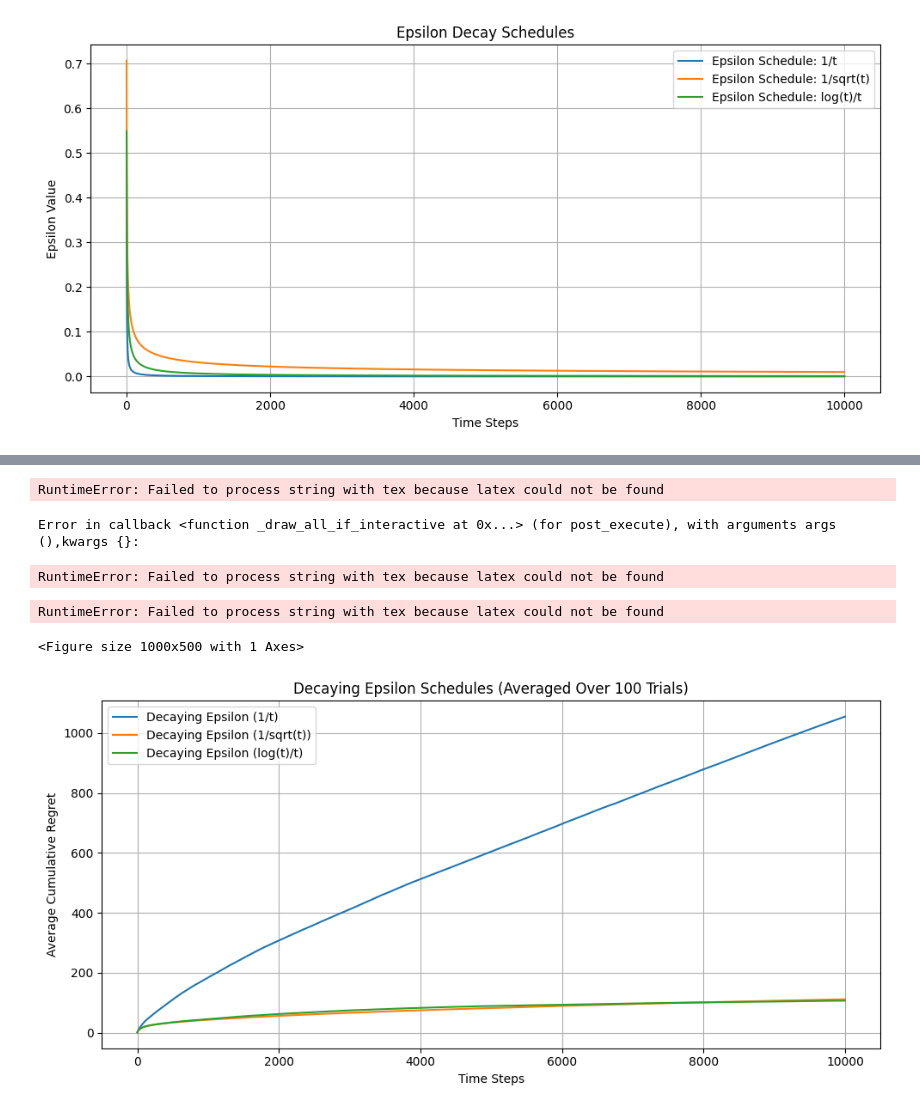
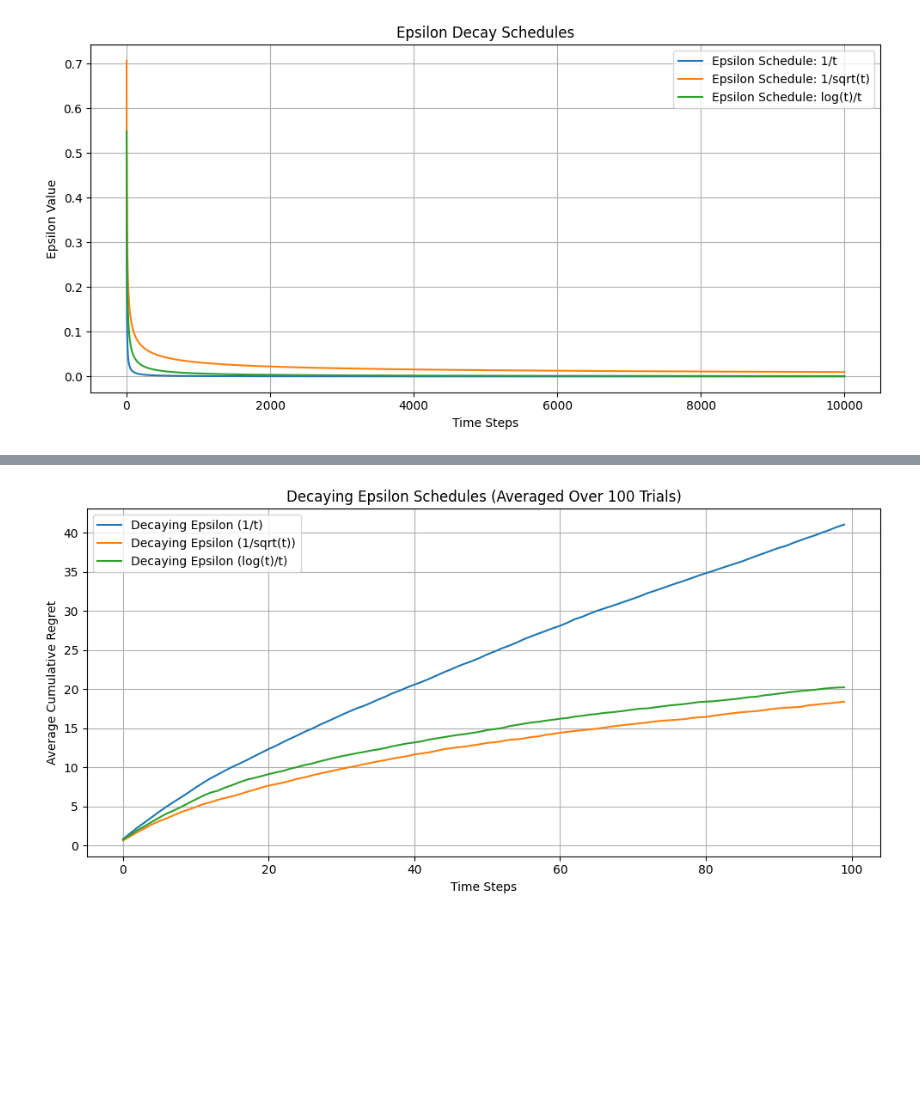
Before and after one commit to omerkarahasanoglu/Research-Skills, a Jupyter notebook: MAB_Assignment-Erik.ipynb, the cells around one changed output, grey strips where cells are left out. Saved outputs shown, nothing was run; the diff lists cells and outputs as text; code cells hidden in the pictures; blank space fills up the shorter version.

```diff
--- a/MAB_Assignment-Erik.ipynb
+++ b/MAB_Assignment-Erik.ipynb
@@ -225,5 +266,5 @@ plt.show()
 # %%
-# Deneyi çalıştıran fonksiyon (tek trial)
+# One trial
 def run_trial(schedule_fn, num_arms, reward_means, num_steps):
     env = BanditEnvironment(num_arms, reward_means)
     agent = EpsilonGreedyDecaying(num_arms, schedule_fn)
@@ -238,95 +279,38 @@ def run_trial(schedule_fn, num_arms, reward_means, num_steps):
 
     return np.cumsum(regrets)
 
-# Çoklu denemeler ile ortalama hesaplayan fonksiyon
+#  Calculation of means from multiple trials
 def run_multiple_trials(schedule_name, schedule_fn, num_trials, num_arms, reward_means, num_steps):
     all_regrets = np.zeros(num_steps)
     for _ in range(num_trials):
         regrets = run_trial(schedule_fn, num_arms, reward_means, num_steps)
         all_regrets += regrets
     return all_regrets / num_trials
 
-# Parametreler
 num_arms = 10
 reward_means = np.linspace(0, 1, num_arms)
-num_steps = 10000
+num_steps = 100
 num_trials = 100
 
-# Epsilon schedule fonksiyonları
+# Epsilon schedule functions
 schedules = {
     '1/t': lambda t: 1 / (t + 1),
     '1/sqrt(t)': lambda t: 1 / np.sqrt(t + 1),
     'log(t)/t': lambda t: np.log(t + 2) / (t + 1)
 }
 
-# Çizim
+
 plt.figure(figsize=(10, 5))
 for name, sched in schedules.items():
     avg_regret = run_multiple_trials(name, sched, num_trials, num_arms, reward_means, num_steps)
     plt.plot(avg_regret, label=f'Decaying Epsilon ({name})')
 
 plt.xlabel('Time Steps')
 plt.ylabel('Average Cumulative Regret')
 plt.title(f'Decaying Epsilon Schedules (Averaged Over {num_trials} Trials)')
 plt.legend()
 plt.grid(True)
 plt.tight_layout()
 plt.show()
 # %% [output]
-RuntimeError: Failed to process string with tex because latex could not be found
-Error in callback <function _draw_all_if_interactive at 0x...> (for post_execute), with arguments args (),kwargs {}:
-RuntimeError: Failed to process string with tex because latex could not be found
-RuntimeError: Failed to process string with tex because latex could not be found
-<Figure size 1000x500 with 1 Axes>
+[figure, added]
-# %%
-# Deneyi çalıştıran fonksiyon (tek trial)
-def run_trial(schedule_fn, num_arms, reward_means, num_steps):
-    env = BanditEnvironment(num_arms, reward_means)
-    agent = EpsilonGreedyDecaying(num_arms, schedule_fn)
-    optimal_reward = max(reward_means)
-    regrets = []
-
-    for _ in range(num_steps):
-        arm = agent.select_arm()
-        reward = env.pull_arm(arm)
-        agent.update(arm, reward)
-        regrets.append(optimal_reward - reward)
-
-    return np.cumsum(regrets)
-
-# Çoklu denemeler ile ortalama hesaplayan fonksiyon
-def run_multiple_trials(schedule_name, schedule_fn, num_trials, num_arms, reward_means, num_steps):
-    all_regrets = np.zeros(num_steps)
-    for _ in range(num_trials):
-        regrets = run_trial(schedule_fn, num_arms, reward_means, num_steps)
-        all_regrets += regrets
-    return all_regrets / num_trials
-
-# Parametreler
-num_arms = 10
-reward_means = np.linspace(0, 1, num_arms)
-num_steps = 10000
-num_trials = 100
-
-# Epsilon schedule fonksiyonları
-schedules = {
-    '1/t': lambda t: 1 / (t + 1),
-    '1/sqrt(t)': lambda t: 1 / np.sqrt(t + 1),
-    'log(t)/t': lambda t: np.log(t + 2) / (t + 1)
-}
-
-# Çizim
-plt.figure(figsize=(10, 5))
-for name, sched in schedules.items():
-    avg_regret = run_multiple_trials(name, sched, num_trials, num_arms, reward_means, num_steps)
-    plt.plot(avg_regret, label=f'Decaying Epsilon ({name})')
-
-plt.xlabel('Time Steps')
-plt.ylabel('Average Cumulative Regret')
-plt.title(f'Decaying Epsilon Schedules (Averaged Over {num_trials} Trials)')
-plt.legend()
-plt.grid(True)
-plt.tight_layout()
-plt.show()
-# %% [output]
-[figure, removed]
```
Also changed, not shown: parts of 4 cells of this notebook, 1 other file.
